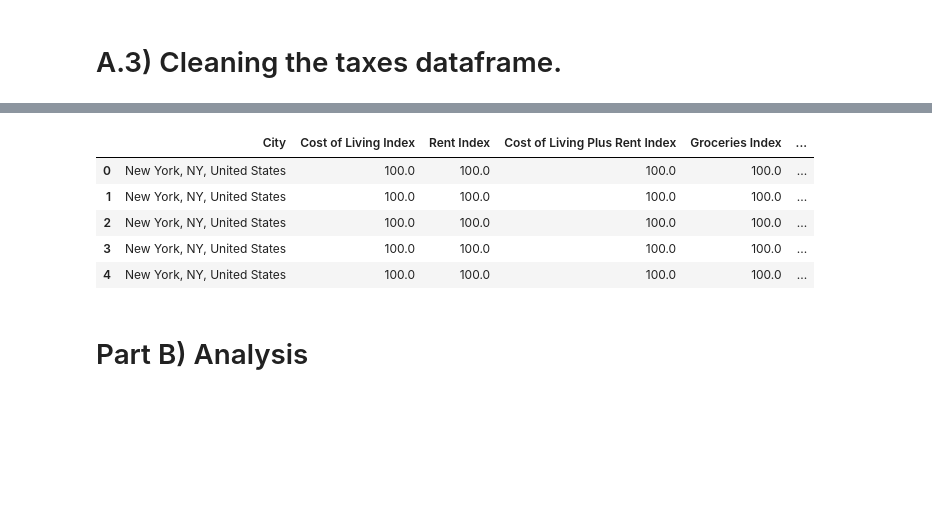
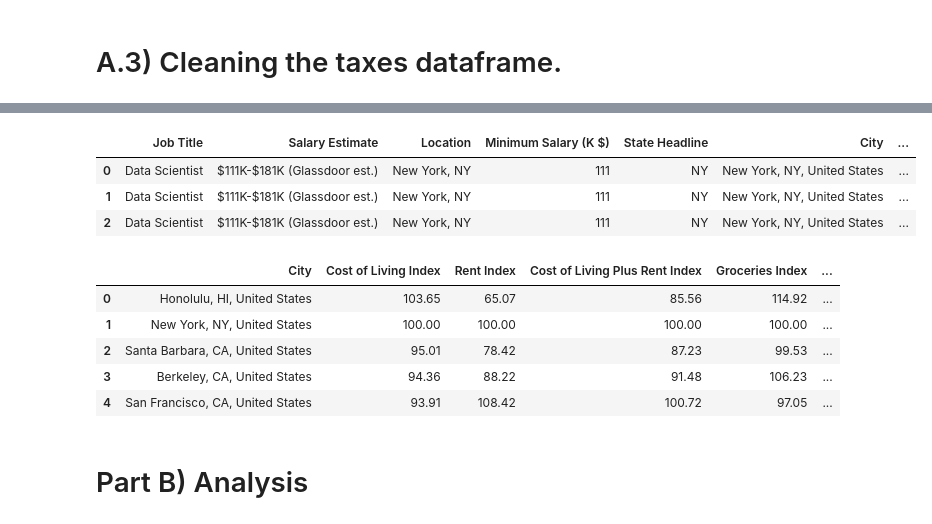
Before and after one commit to SyNikolai/BestStateforData, a Jupyter notebook: EDA/EDA_notebook.ipynb, the cells around one changed output, grey strips where cells are left out. Cells and saved outputs as stored; diff of their text form; code cells hidden in the pictures; blank space fills up the shorter version.

```diff
--- a/EDA/EDA_notebook.ipynb
+++ b/EDA/EDA_notebook.ipynb
@@ -272,0 +280,7 @@ memory usage: 244.1+ KB
+# %%
+salary_cost_taxes.head(3)
+# %% [output]
+|  | Job Title | Salary Estimate | Location | Minimum Salary (K $) | State Headline | City | ... |
+| 0 | Data Scientist | $111K-$181K (Glassdoor est.) | New York, NY | 111 | NY | New York, NY, United States | ... |
+| 1 | Data Scientist | $111K-$181K (Glassdoor est.) | New York, NY | 111 | NY | New York, NY, United States | ... |
+| 2 | Data Scientist | $111K-$181K (Glassdoor est.) | New York, NY | 111 | NY | New York, NY, United States | ... |
@@ -273,13 +297,13 @@ memory usage: 244.1+ KB
 # %%
-# View the merge
-salary_cost_taxes.head()
+# View resulting dataframe
+cost_taxes.head()
 # %% [output]
 |  | City | Cost of Living Index | Rent Index | Cost of Living Plus Rent Index | Groceries Index | ... |
-| 0 | New York, NY, United States | 100.0 | 100.0 | 100.0 | 100.0 | ... |
-| 1 | New York, NY, United States | 100.0 | 100.0 | 100.0 | 100.0 | ... |
-| 2 | New York, NY, United States | 100.0 | 100.0 | 100.0 | 100.0 | ... |
-| 3 | New York, NY, United States | 100.0 | 100.0 | 100.0 | 100.0 | ... |
-| 4 | New York, NY, United States | 100.0 | 100.0 | 100.0 | 100.0 | ... |
+| 0 | Honolulu, HI, United States | 103.65 | 65.07 | 85.56 | 114.92 | ... |
+| 1 | New York, NY, United States | 100.00 | 100.00 | 100.00 | 100.00 | ... |
+| 2 | Santa Barbara, CA, United States | 95.01 | 78.42 | 87.23 | 99.53 | ... |
+| 3 | Berkeley, CA, United States | 94.36 | 88.22 | 91.48 | 106.23 | ... |
+| 4 | San Francisco, CA, United States | 93.91 | 108.42 | 100.72 | 97.05 | ... |
 # %% [markdown]
 #  Part B) Analysis
 # %% [markdown]
```
Also changed, not shown: parts of 29 cells of this notebook, 3 other files.
